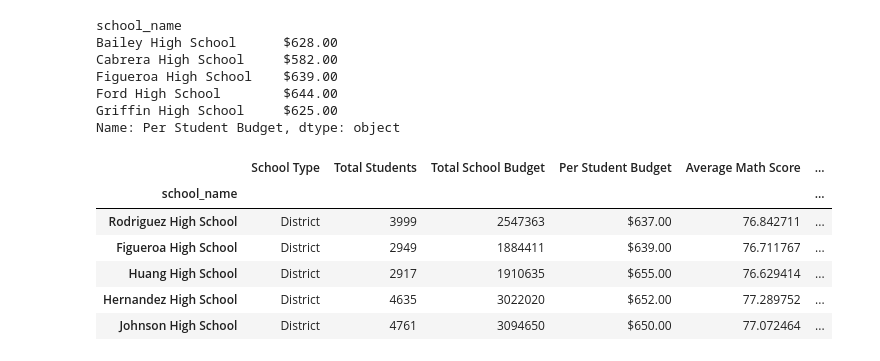
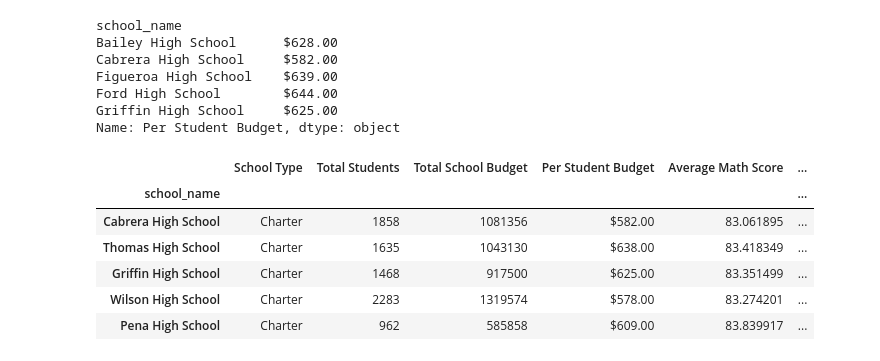
Before and after one commit to Kiehl012/School_District_Analysis, a Jupyter notebook: PyCitySchools.ipynb, the cells around one changed output. Drawn from its saved outputs; the diff is of its cells as text; code cells hidden in the pictures.

Commit message:
Update PyCity Schools

```diff
--- a/PyCitySchools.ipynb
+++ b/PyCitySchools.ipynb
@@ -711,14 +711,14 @@ Griffin High School     $625.00
 Name: Per Student Budget, dtype: object
 # %%
 # Sort and show top five schools.
-top_schools = per_school_summary_df.sort_values(["% Overall Passing"])
+top_schools = per_school_summary_df.sort_values(["% Overall Passing"], ascending=False)
 
 top_schools.head()
 # %% [output]
 |  | School Type | Total Students | Total School Budget | Per Student Budget | Average Math Score | ... |
 | school_name |  |  |  |  |  | ... |
-| Rodriguez High School | District | 3999 | 2547363 | $637.00 | 76.842711 | ... |
-| Figueroa High School | District | 2949 | 1884411 | $639.00 | 76.711767 | ... |
-| Huang High School | District | 2917 | 1910635 | $655.00 | 76.629414 | ... |
-| Hernandez High School | District | 4635 | 3022020 | $652.00 | 77.289752 | ... |
-| Johnson High School | District | 4761 | 3094650 | $650.00 | 77.072464 | ... |
+| Cabrera High School | Charter | 1858 | 1081356 | $582.00 | 83.061895 | ... |
+| Thomas High School | Charter | 1635 | 1043130 | $638.00 | 83.418349 | ... |
+| Griffin High School | Charter | 1468 | 917500 | $625.00 | 83.351499 | ... |
+| Wilson High School | Charter | 2283 | 1319574 | $578.00 | 83.274201 | ... |
+| Pena High School | Charter | 962 | 585858 | $609.00 | 83.839917 | ... |
```
Also changed, not shown: parts of 2 cells of this notebook.
